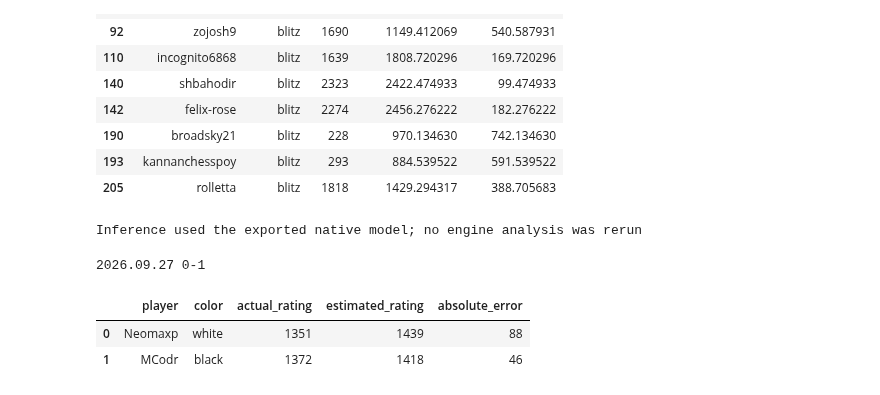
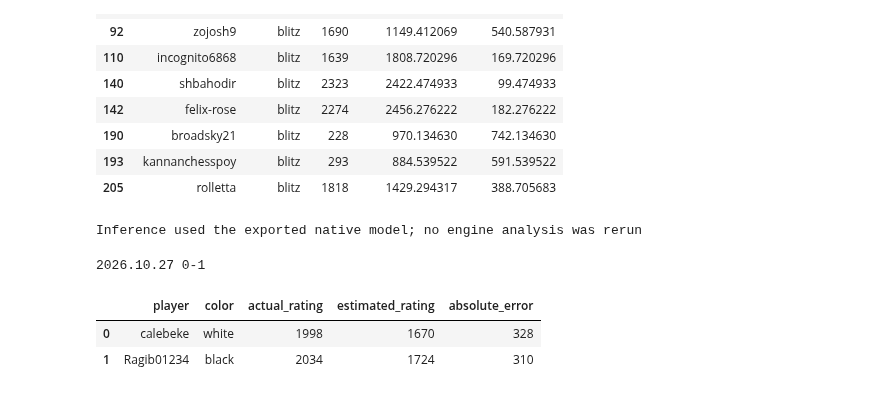
Before and after one commit to MCodrescu/ELO-Estimator, a Jupyter notebook: build_training_data.ipynb, the cells around one changed output. Saved outputs shown, nothing was run; the diff lists cells and outputs as text; code cells hidden in the pictures.

```diff
--- a/build_training_data.ipynb
+++ b/build_training_data.ipynb
@@ -397,7 +420,7 @@ from datetime import datetime, timedelta, timezone
 from elo_model.analysis import AnalysisCache, StockfishAnalyzer
 from elo_model.game import GameInput
 
-username = "MCodr"
+username = "calebeke"
 game_index = 0
 
 current_month = datetime.now(timezone.utc).date().replace(day=1)
@@ -406,8 +429,8 @@ previous_month = current_month - timedelta(days=1)
 recent_settings = replace(
     settings.collection,
     months=(
-        (current_month.year, 9),
-        (previous_month.year, 8),
+        (current_month.year, 10),
+        (previous_month.year, 9),
     ),
     max_games_per_player=10,
 )
@@ -421,33 +444,33 @@ if not 0 <= game_index < len(recent_games):
 
 selected = recent_games.iloc[game_index+2]
 game = GameInput.from_pgn(selected["pgn"])
 
 with StockfishAnalyzer(
     settings.engine,
     AnalysisCache(settings.engine_cache_directory),
 ) as analyzer:
     _, analysis = analyzer.analyze(game, progress=True)
     estimates = predictor.predict_game(
         game, analysis, engine_metadata=analyzer.metadata
     )
 
 comparison = pd.DataFrame([
     {
         "player": selected[f"{color}_username"],
         "color": color,
         "actual_rating": selected[f"{color}_rating"],
         "estimated_rating": round(estimates[color]),
     }
     for color in ("white", "black")
 ])
 comparison["absolute_error"] = (
     comparison["estimated_rating"] - comparison["actual_rating"]
 ).abs()
 
 print(game.headers.get("Date"), game.headers.get("Result"))
 display(comparison)
 # %% [output]
-2026.09.27 0-1
+2026.10.27 0-1
 |  | player | color | actual_rating | estimated_rating | absolute_error |
-| 0 | Neomaxp | white | 1351 | 1439 | 88 |
-| 1 | MCodr | black | 1372 | 1418 | 46 |
+| 0 | calebeke | white | 1998 | 1670 | 328 |
+| 1 | Ragib01234 | black | 2034 | 1724 | 310 |
```
Also changed, not shown: parts of 5 cells of this notebook, 7 other files.
